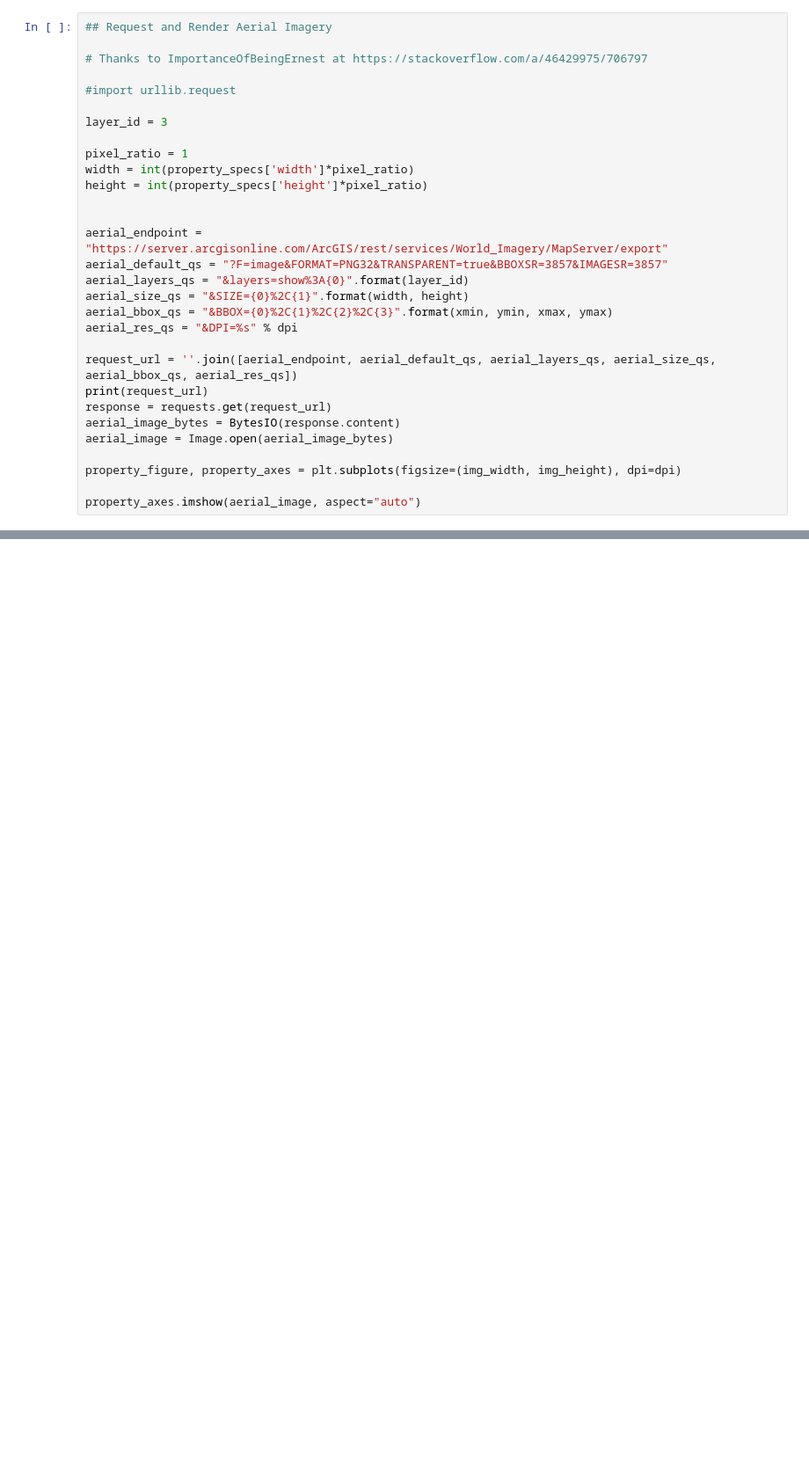
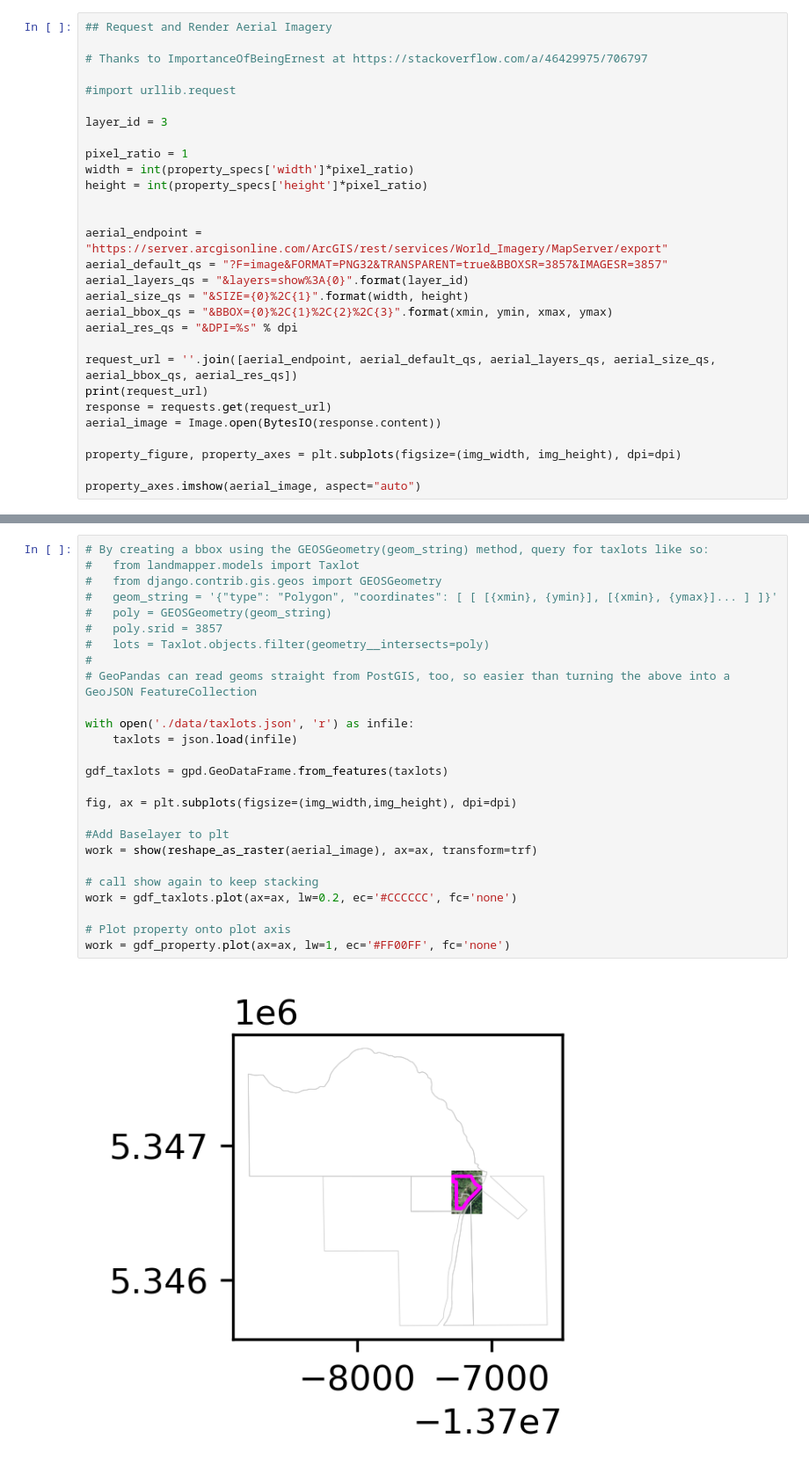
Before and after one commit to rhodges/ecotrust_jupyter, a Jupyter notebook: Drawing GIS/Draw Layered Map Tiles with MatPlotLib.ipynb, the cells around one changed output, grey strips where cells are left out. Shown at 88% size. Drawn from its saved outputs; the diff is of its cells as text; blank space fills up the shorter version.

```diff
--- a/Drawing GIS/Draw Layered Map Tiles with MatPlotLib.ipynb
+++ b/Drawing GIS/Draw Layered Map Tiles with MatPlotLib.ipynb
@@ -78,8 +78,7 @@ aerial_res_qs = "&DPI=%s" % dpi
 request_url = ''.join([aerial_endpoint, aerial_default_qs, aerial_layers_qs, aerial_size_qs, aerial_bbox_qs, aerial_res_qs])
 print(request_url)
 response = requests.get(request_url)
-aerial_image_bytes = BytesIO(response.content)
-aerial_image = Image.open(aerial_image_bytes)
+aerial_image = Image.open(BytesIO(response.content))
 
 property_figure, property_axes = plt.subplots(figsize=(img_width, img_height), dpi=dpi)
 
@@ -191,0 +218,28 @@ Height: 722
+# %%
+# By creating a bbox using the GEOSGeometry(geom_string) method, query for taxlots like so:
+#   from landmapper.models import Taxlot
+#   from django.contrib.gis.geos import GEOSGeometry
+#   geom_string = '{"type": "Polygon", "coordinates": [ [ [{xmin}, {ymin}], [{xmin}, {ymax}]... ] ]}'
+#   poly = GEOSGeometry(geom_string)
+#   poly.srid = 3857
+#   lots = Taxlot.objects.filter(geometry__intersects=poly)
+#
+# GeoPandas can read geoms straight from PostGIS, too, so easier than turning the above into a GeoJSON FeatureCollection
+
+with open('./data/taxlots.json', 'r') as infile:
+    taxlots = json.load(infile)
+
+gdf_taxlots = gpd.GeoDataFrame.from_features(taxlots)
+
+fig, ax = plt.subplots(figsize=(img_width,img_height), dpi=dpi)
+
+#Add Baselayer to plt
+work = show(reshape_as_raster(aerial_image), ax=ax, transform=trf)
+
+# call show again to keep stacking
+work = gdf_taxlots.plot(ax=ax, lw=0.2, ec='#CCCCCC', fc='none')
+
+# Plot property onto plot axis
+work = gdf_property.plot(ax=ax, lw=1, ec='#FF00FF', fc='none')
+# %% [output]
+[figure, added]
```
Also changed, not shown: parts of 6 cells of this notebook, 1 other file.
